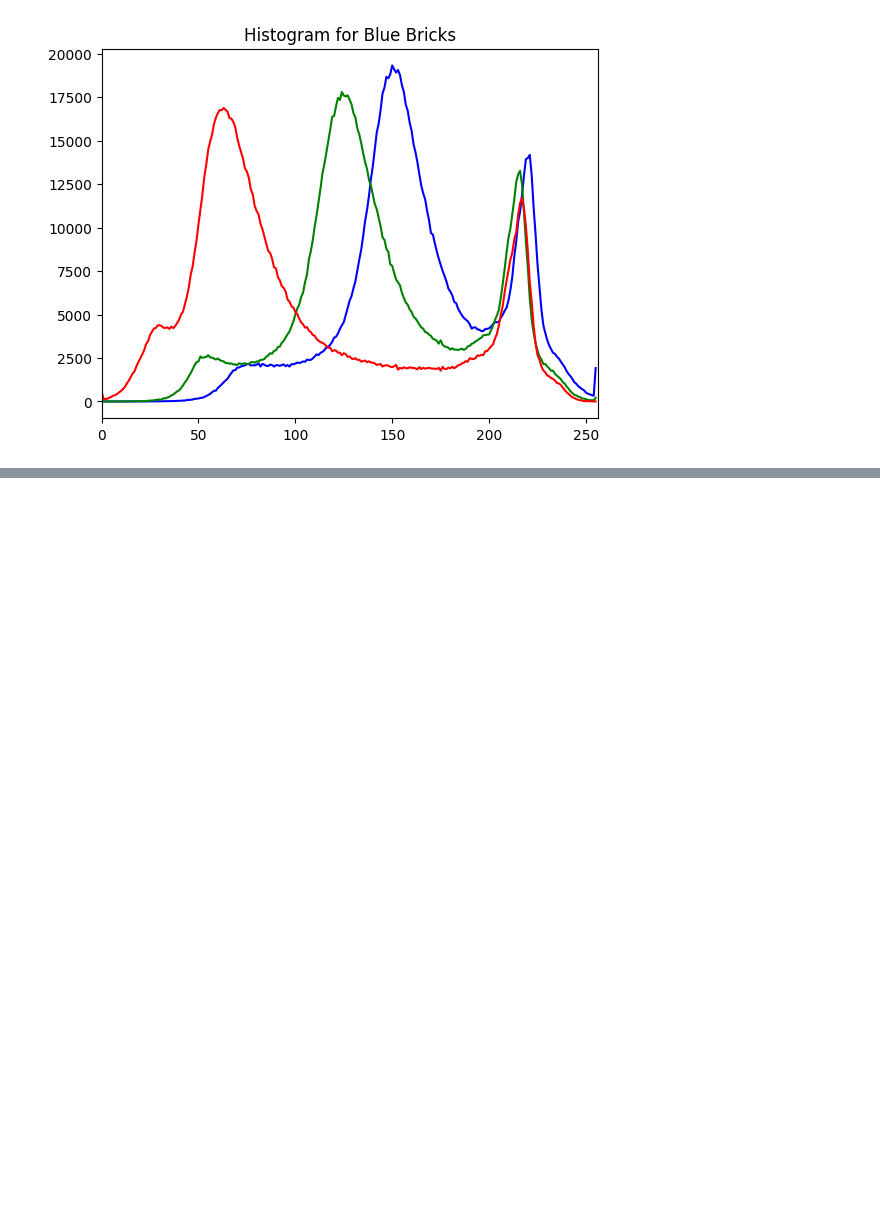
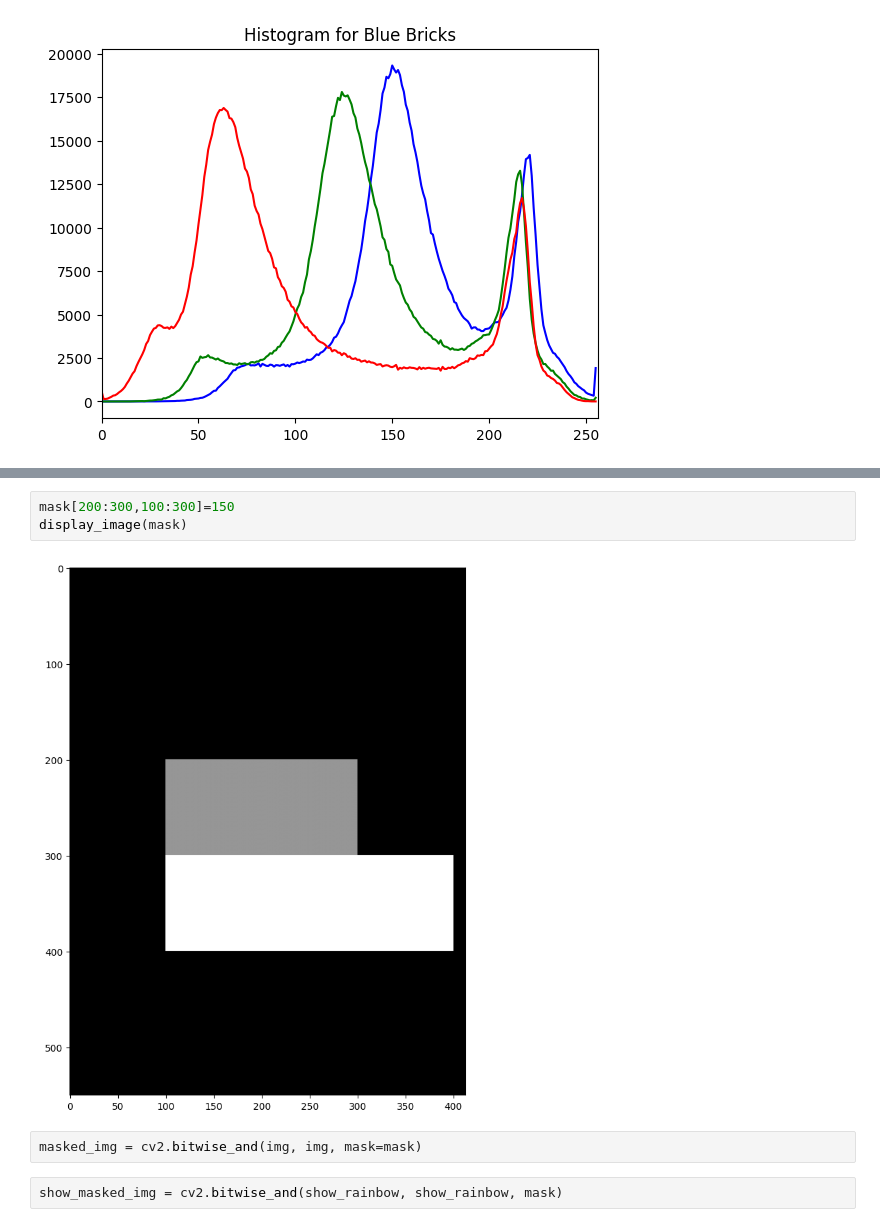
Before and after one commit to ezekielamitchell/ComputerVision, a Jupyter notebook: Lab/opencv/python/image_processing/histograms.ipynb, the cells around one changed output, grey strips where cells are left out. Cells and saved outputs as stored; diff of their text form; blank space fills up the shorter version.

```diff
--- a/Lab/opencv/python/image_processing/histograms.ipynb
+++ b/Lab/opencv/python/image_processing/histograms.ipynb
@@ -56,0 +76,9 @@ Text(0.5, 1.0, 'Histogram for Blue Bricks')
+# %%
+mask[200:300,100:300]=150
+display_image(mask)
+# %% [output]
+[figure, added]
+# %%
+masked_img = cv2.bitwise_and(img, img, mask=mask)
+# %%
+show_masked_img = cv2.bitwise_and(show_rainbow, show_rainbow, mask)
```
Also changed, not shown: parts of 13 cells of this notebook, 1 other file.
